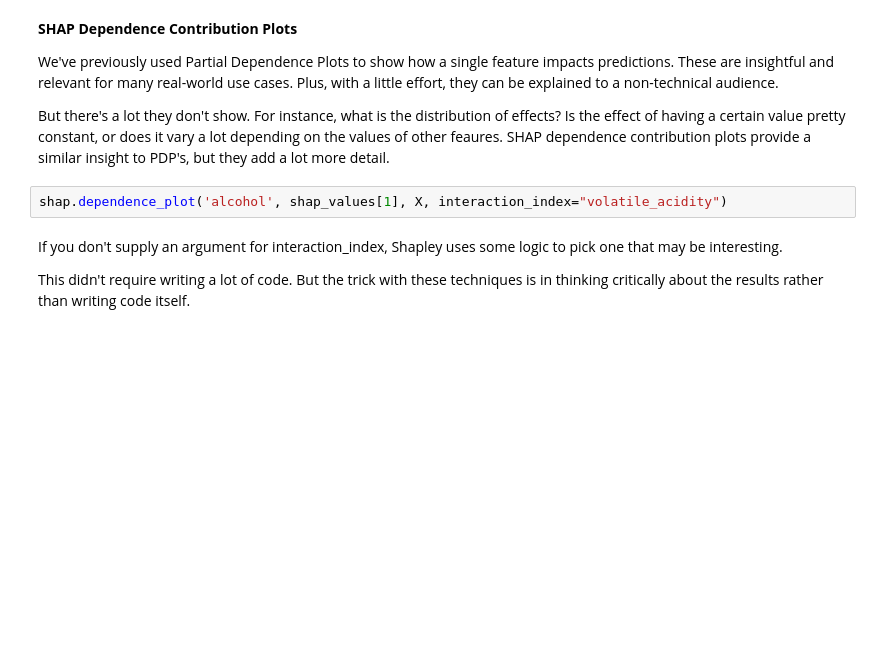
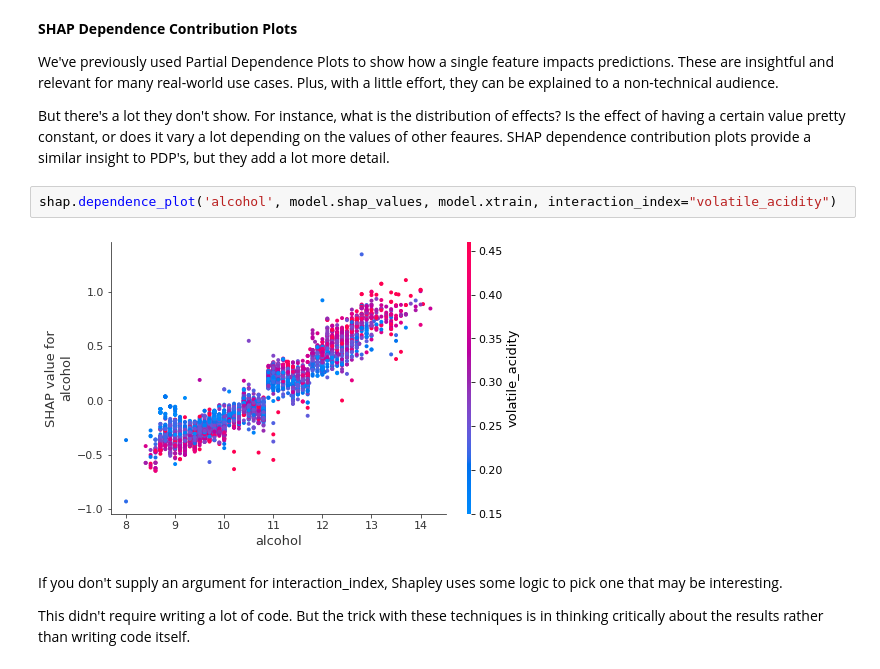
Before and after one commit to llFireHawkll/letcon2020-ml-workshop, a Jupyter notebook: notebooks/STEP-2 Modelling and Interpretation.ipynb, the cells around one changed output. Drawn from its saved outputs; the diff is of its cells as text; blank space fills up the shorter version.

Commit message:
updated shap interaction plot

```diff
--- a/notebooks/STEP-2 Modelling and Interpretation.ipynb
+++ b/notebooks/STEP-2 Modelling and Interpretation.ipynb
@@ -203,7 +203,9 @@ We've previously used Partial Dependence Plots to show how a single feature impa
 
 But there's a lot they don't show. For instance, what is the distribution of effects? Is the effect of having a certain value pretty constant, or does it vary a lot depending on the values of other feaures. SHAP dependence contribution plots provide a similar insight to PDP's, but they add a lot more detail.
 # %%
-shap.dependence_plot('alcohol', shap_values[1], X, interaction_index="volatile_acidity")
+shap.dependence_plot('alcohol', model.shap_values, model.xtrain, interaction_index="volatile_acidity")
+# %% [output]
+[figure, added]
 # %% [markdown]
 If you don't supply an argument for interaction_index, Shapley uses some logic to pick one that may be interesting.
 
```
Also changed, not shown: parts of 2 cells of this notebook.
